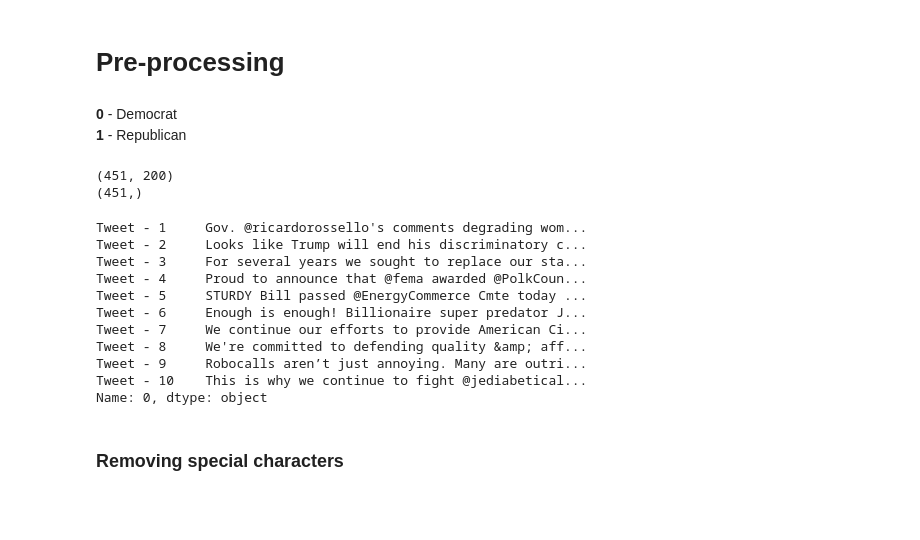
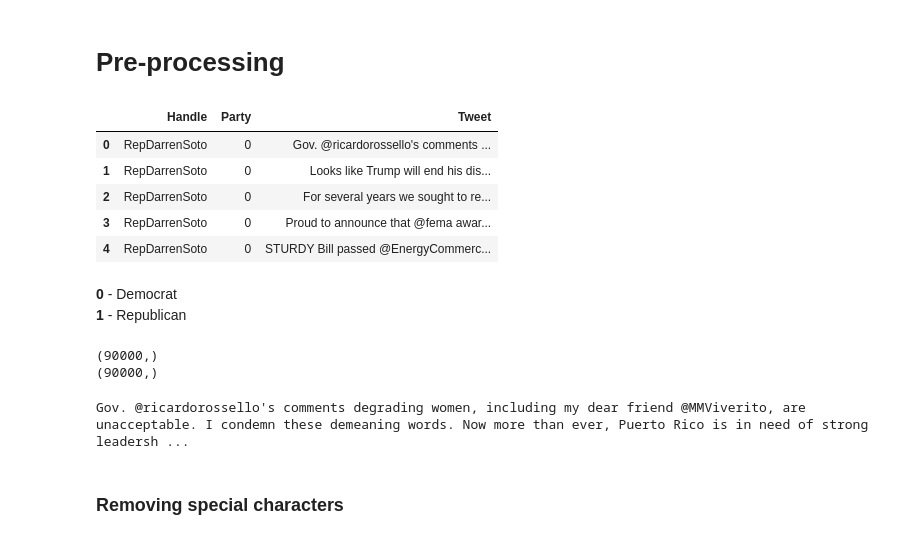
Before and after one commit to tshantan24/tweetsock, a Jupyter notebook: model/Model.ipynb, the cells around one changed output. Saved outputs shown, nothing was run; the diff lists cells and outputs as text; code cells hidden in the pictures; blank space fills up the shorter version.

```diff
--- a/model/Model.ipynb
+++ b/model/Model.ipynb
@@ -10,7 +12,7 @@ from tensorflow.keras.initializers import glorot_uniform
 # %% [markdown]
 # Loading the Dataset
 # %%
-df = pd.read_csv('data/dataset.csv')
+df = pd.read_csv('data/data.csv')
 df.drop('Unnamed: 0', axis=1, inplace=True)
 df.head(10)
 # %% [output]
@@ -31,33 +32,30 @@ df.head(10)
 # %%
 df['Party'] = pd.Categorical(df.Party)
 df['Party'] = pd.get_dummies(df['Party'], drop_first=True)
 # df[df['Party'] == 0]
-# df.head()
+df.head()
+# %% [output]
+|  | Handle | Party | Tweet |
+| 0 | RepDarrenSoto | 0 | Gov. @ricardorossello's comments ... |
+| 1 | RepDarrenSoto | 0 | Looks like Trump will end his dis... |
+| 2 | RepDarrenSoto | 0 | For several years we sought to re... |
+| 3 | RepDarrenSoto | 0 | Proud to announce that @fema awar... |
+| 4 | RepDarrenSoto | 0 | STURDY Bill passed @EnergyCommerc... |
 # %% [markdown]
 <b>0</b> - Democrat <br>
 <b>1</b> - Republican
 # %%
-X = df[df.columns[2:]]
+X = df['Tweet']
 Y = df['Party']
 print(X.shape)
 print(Y.shape)
 # %% [output]
-(451, 200)
-(451,)
+(90000,)
+(90000,)
 # %%
-print(X.iloc[0,:10])
+print(X.iloc[0])
 # %% [output]
-Tweet - 1     Gov. @ricardorossello's comments degrading wom...
-Tweet - 2     Looks like Trump will end his discriminatory c...
-Tweet - 3     For several years we sought to replace our sta...
-Tweet - 4     Proud to announce that @fema awarded @PolkCoun...
-Tweet - 5     STURDY Bill passed @EnergyCommerce Cmte today ...
-Tweet - 6     Enough is enough! Billionaire super predator J...
-Tweet - 7     We continue our efforts to provide American Ci...
-Tweet - 8     We're committed to defending quality &amp; aff...
-Tweet - 9     Robocalls aren’t just annoying. Many are outri...
-Tweet - 10    This is why we continue to fight @jediabetical...
-Name: 0, dtype: object
+Gov. @ricardorossello's comments degrading women, including my dear friend @MMViverito, are unacceptable. I condemn these demeaning words. Now more than ever, Puerto Rico is in need of strong leadersh ...
 # %% [markdown]
 ### Removing special characters
 # %%
```
Also changed, not shown: parts of 40 cells of this notebook.
